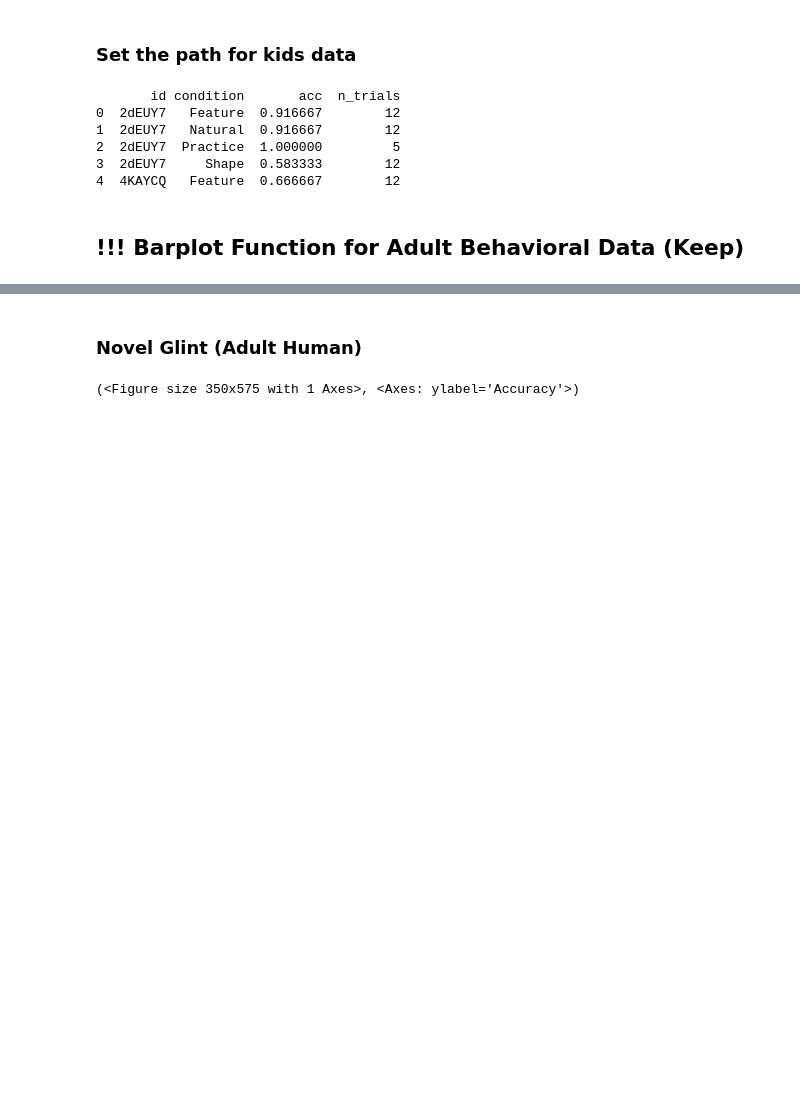
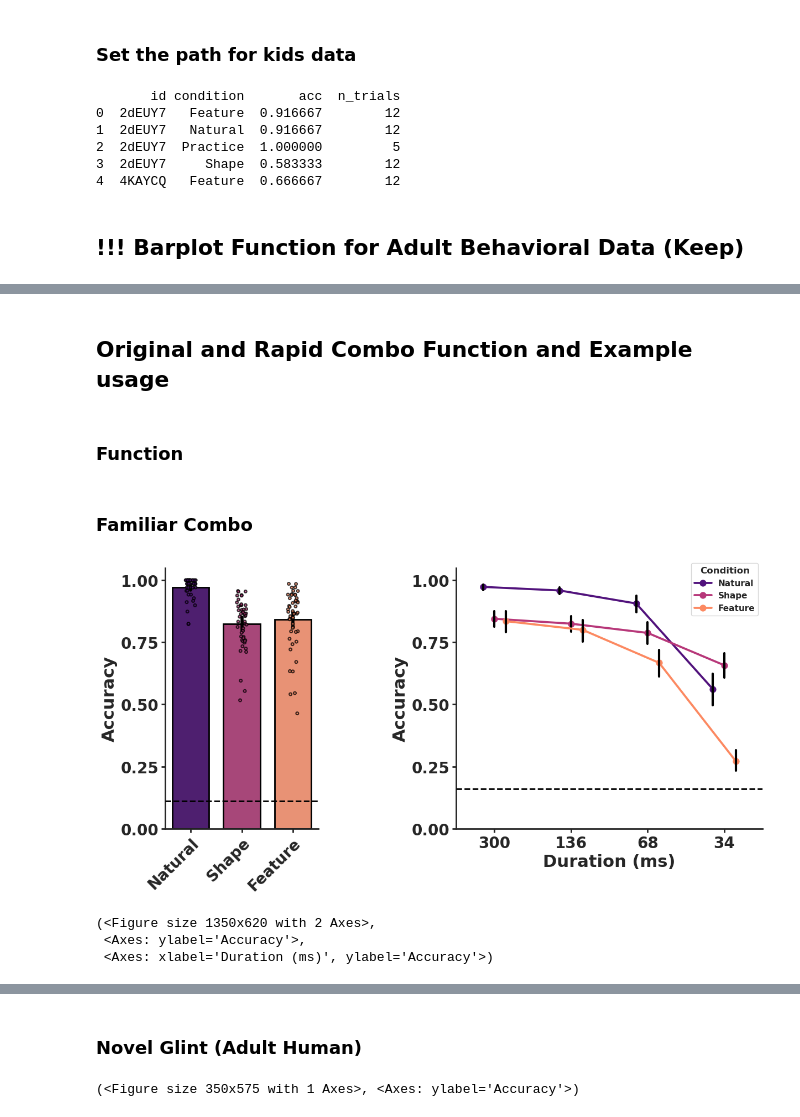
Before and after one commit to ars1399/glint_analysis, a Jupyter notebook: glint_figure_generator.ipynb, the cells around one changed output, grey strips where cells are left out. Drawn from its saved outputs; the diff is of its cells as text; code cells hidden in the pictures; blank space fills up the shorter version.

Commit message:
Finalised script for generating the top responses for each object class (confusion_matrix script) and updated the figure generator to produce mini-glint figures

```diff
--- a/glint_figure_generator.ipynb
+++ b/glint_figure_generator.ipynb
@@ -391,0 +417,4 @@ def glint_barplot(data, extreme,chance, child_or_adult):
+# %% [markdown]
+## Original and Rapid Combo Function and Example usage
+# %% [markdown]
+### Function
@@ -391,0 +670,18 @@ def glint_barplot(data, extreme,chance, child_or_adult):
+# %% [markdown]
+### Familiar Combo
+# %%
+chance_fam = 0.11
+
+familiar_df = condition_mean(data=human_familiar_data)
+
+#Extreme infor
+chance_extreme = 0.16
+
+#Step 2: Average across animacy conditions to get one accuracy for each image transformation condition (important for striplot)
+extreme_familiar_df = condition_mean(data=human_extreme_familiar_data)
+combo_glint_barplot(familiar_df, extreme_familiar_df, chance_fam, chance_extreme, child_or_adult='adult')
+# %% [output]
+[figure, added]
+(<Figure size 1350x620 with 2 Axes>,
+ <Axes: ylabel='Accuracy'>,
+ <Axes: xlabel='Duration (ms)', ylabel='Accuracy'>)
```
Also changed, not shown: parts of 13 cells of this notebook, 2 other files.
